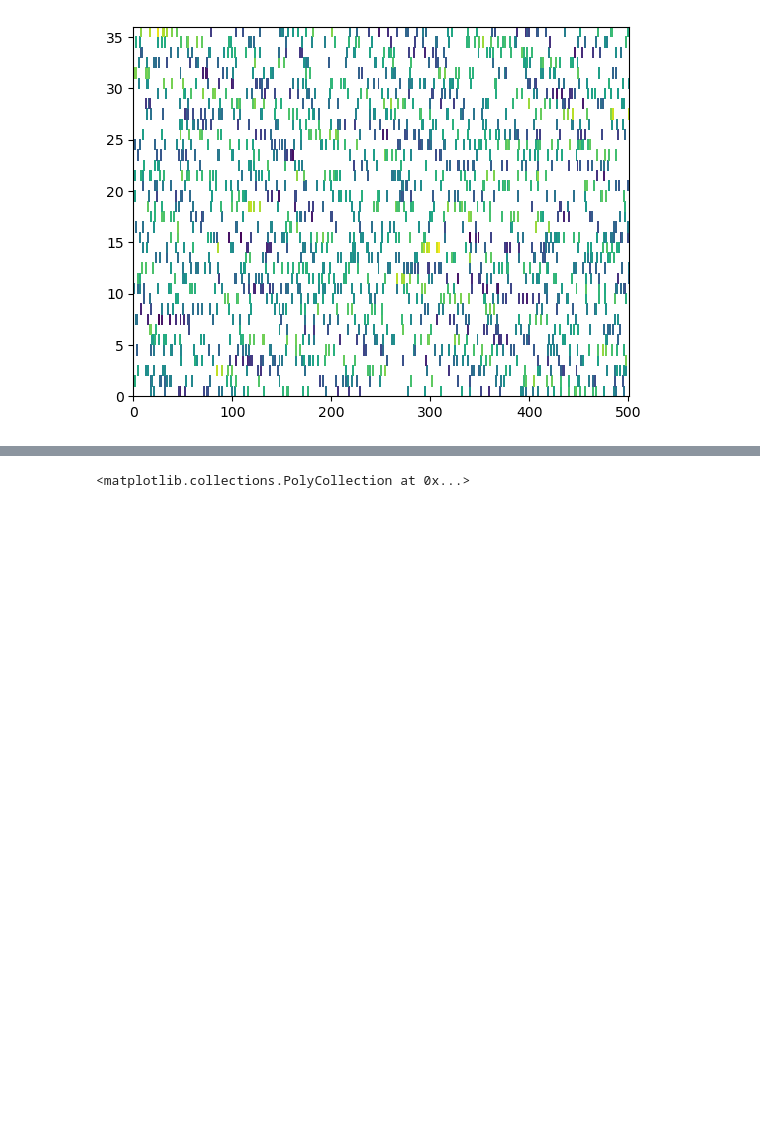
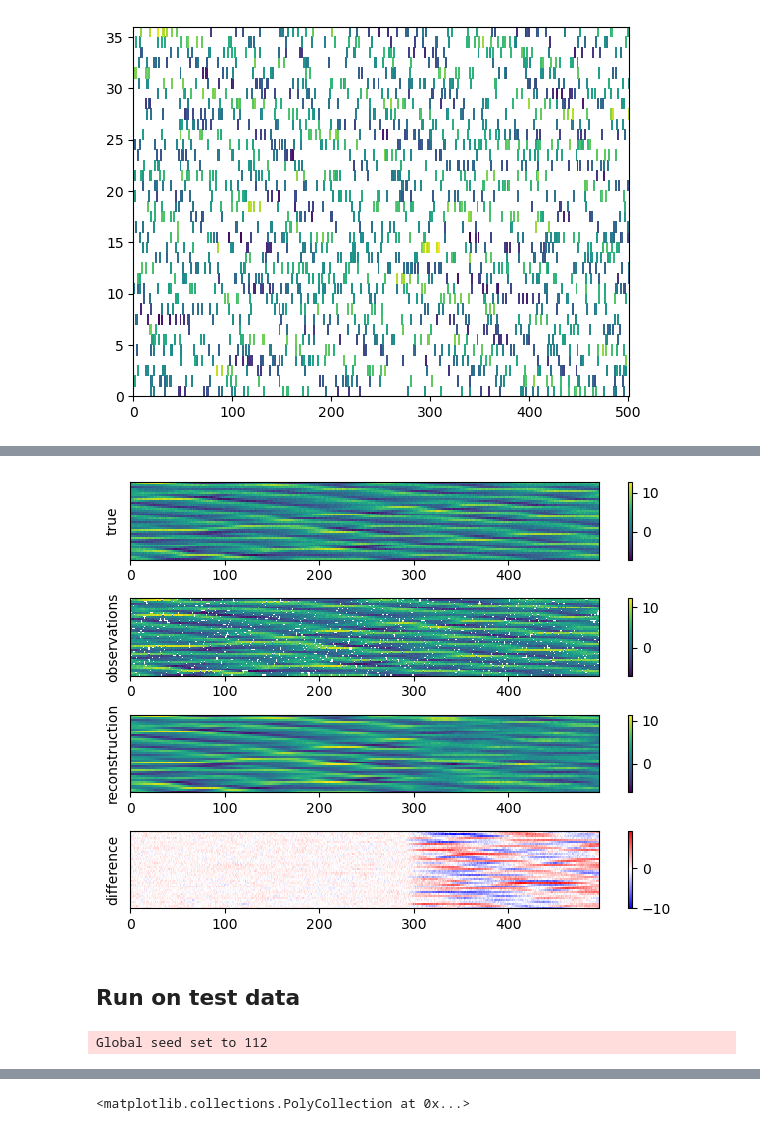
Before and after one commit to m-dml/coda, a Jupyter notebook: notebooks/lorenz96-playground.ipynb, the cells around one changed output, grey strips where cells are left out. Saved outputs shown, nothing was run; the diff lists cells and outputs as text; code cells hidden in the pictures; blank space fills up the shorter version.

```diff
--- a/notebooks/lorenz96-playground.ipynb
+++ b/notebooks/lorenz96-playground.ipynb
@@ -231,0 +213,31 @@ lit_model = lit_model.load_from_checkpoint(state_dict_path, model=model, assimil
+# %%
+ground_truth = data["x_true"][..., cfg.datamodule.chunk_size:-cfg.datamodule.chunk_size-1]
+observations = x_obs[..., cfg.datamodule.chunk_size:-cfg.datamodule.chunk_size-1]
+observations[observations == 0] = np.nan
+# %%
+fig, axes = plt.subplots(4, 1, facecolor="w")
+
+axes[0].set_ylabel("true")
+img0 = axes[0].pcolor(ground_truth)
+plt.colorbar(img0, ax=axes[0])
+
+axes[1].set_ylabel("observations")
+img1 = axes[1].pcolor(observations)
+plt.colorbar(img1, ax=axes[1])
+
+axes[2].set_ylabel("reconstruction")
+img2 = axes[2].pcolor(reconstruction)
+plt.colorbar(img2, ax=axes[2])
+
+axes[3].set_ylabel("difference")
+img3 = axes[3].pcolor(ground_truth-reconstruction, cmap="bwr")
+plt.colorbar(img3, ax=axes[3])
+
+for ax in axes:
+    ax.set_yticks([])
+
+plt.tight_layout()
+# %% [output]
+[figure, added]
+# %% [markdown]
+## Run on test data
@@ -231,0 +252,10 @@ lit_model = lit_model.load_from_checkpoint(state_dict_path, model=model, assimil
+# %%
+params = data["params"].copy()
+pl.seed_everything(seed)
+if "j" in params.keys():
+    x_true = L96DataLoader.simulate_lorenz96_two_levels(**meta)
+else:
+    x_true = L96DataLoader.simulate_lorenz96_one_level(**meta)
+x_obs = L96DataLoader.corrupt_simulation(x_true, noise_sigma, part_missing)
+# %% [output]
+Global seed set to 112
```
Also changed, not shown: parts of 16 cells of this notebook.
